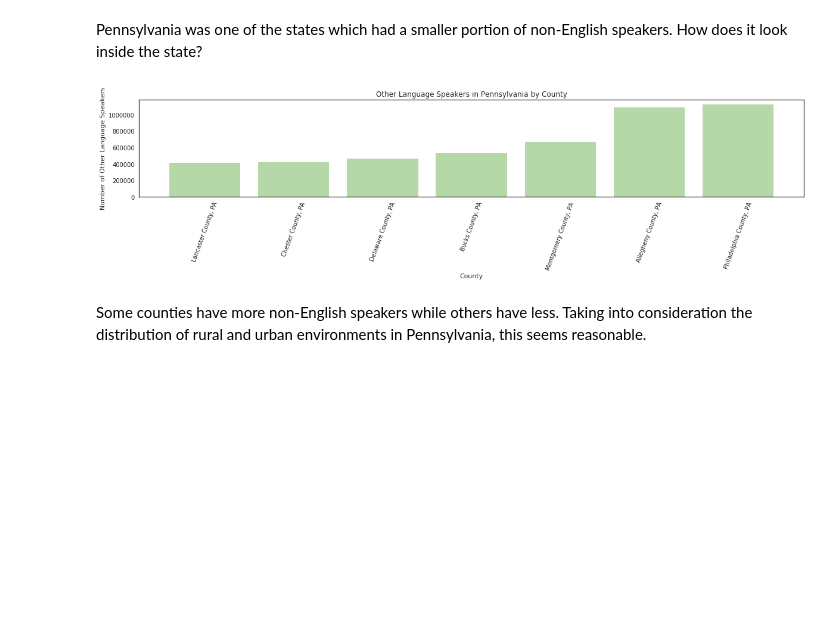
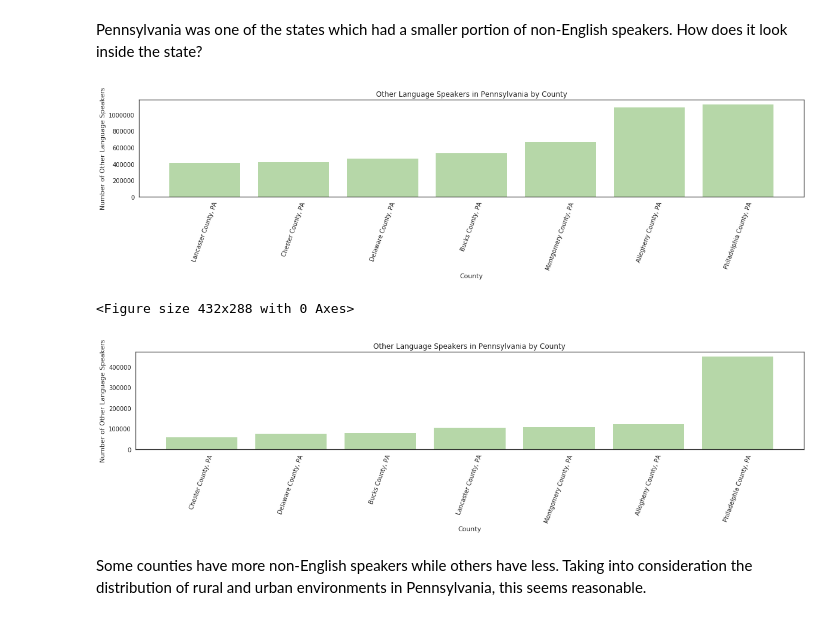
Before and after one commit to AllisonBusa/The-Mother-Tongue-of-US-Communities, a Jupyter notebook: project1-Copy1.ipynb, the cells around one changed output. Saved outputs shown, nothing was run; the diff lists cells and outputs as text; code cells hidden in the pictures; blank space fills up the shorter version.

```diff
--- a/project1-Copy1.ipynb
+++ b/project1-Copy1.ipynb
@@ -432,10 +484,23 @@ PAcounty = pd.Series()
 otherspeakers_PAcounties = pd.Series()
 createCountySeries(otherspeakers_PAcounties, PAcounty,["PA"])
 dfPA=pd.DataFrame({"County":PAcounty, "SONELAHs":otherspeakers_PAcounties})
-# %%
-plotCounty("Pennsylvania", dfPA)
-# %% [output]
-[figure, removed]
+# %%
+couc=pd.Series()
+createCountyNames(couc,["PA"])
+lang=["English Only","SONELAHs","SPANISH AND SPANISH CREOLE",'German, Scandinavian, Italian',"ASIAN AND PACIFIC ISLAND LANGUAGES",'Native North American']
+penn2000=pd.DataFrame(columns=couc,index=lang)
+createCountyDF2000(penn2000,couc,"PA")
+# %%
+plotCounty("Pennsylvania", dfPA)
+plt.figure()
+poplp=pd.Series()
+poplp=penn2000.T["SONELAHs"].array
+pop=pd.DataFrame({"SONELAHs":poplp,"County":PAcounty})
+plotCounty("Pennsylvania",pop)
+# %% [output]
+[figure, added]
+<Figure size 432x288 with 0 Axes>
+[figure, added]
 # %% [markdown]
 Some counties have more non-English speakers while others have less. Taking into consideration the distribution of rural and urban environments in Pennsylvania, this seems reasonable.
 # %% [markdown]
```
Also changed, not shown: parts of 10 cells of this notebook.
